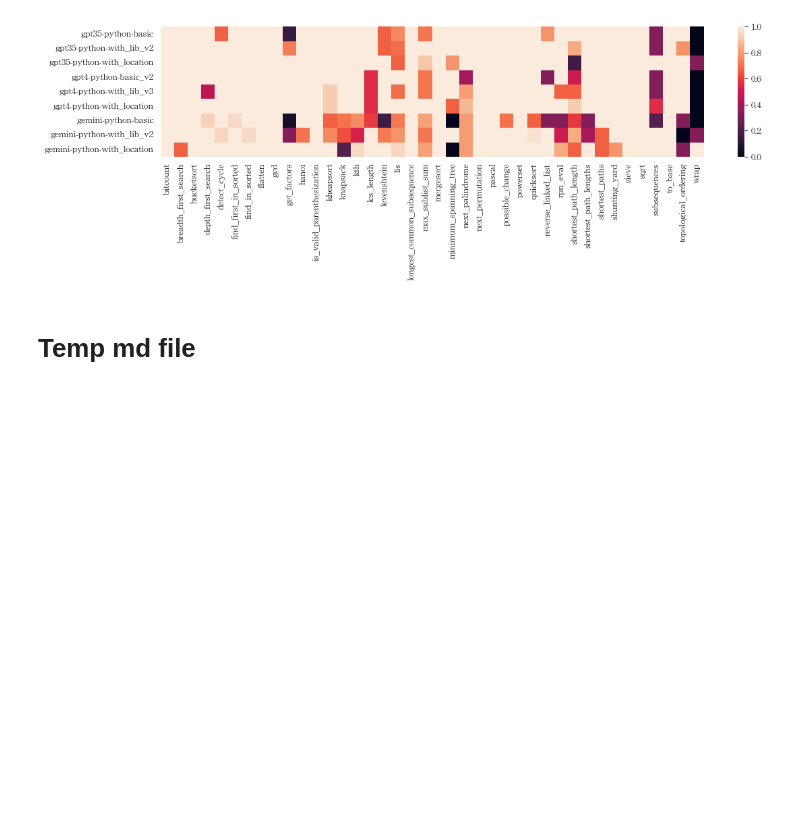
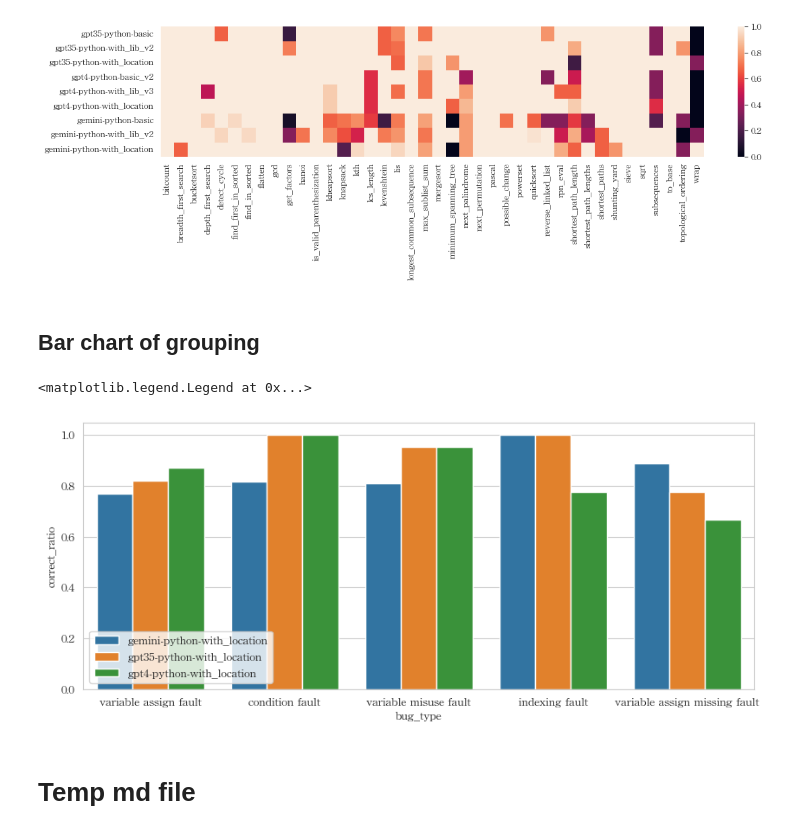
Before and after one commit to alan8365/LLM-dubug, a Jupyter notebook: src/plot.ipynb, the cells around one changed output. Saved outputs shown, nothing was run; the diff lists cells and outputs as text; code cells hidden in the pictures; blank space fills up the shorter version.

```diff
--- a/src/plot.ipynb
+++ b/src/plot.ipynb
@@ -106,0 +117,30 @@ exp_counters
+# %%
+bug_type_list = []
+bug_consequence_list = []
+bug_impact_list = []
+
+exp_name_list = []
+correct_ratio_list = []
+
+for exp_name, exp_info in exp_correct_ratio.items():
+    for prog_name, correct_ratio in exp_info.items():
+        bug_type = bug_type_dict[prog_name]
+        bug_consequence = bug_consequence_dict[prog_name]
+        bug_impact = bug_impact_dict[prog_name]
+
+        correct_ratio_list.append(correct_ratio)
+        exp_name_list.append(exp_name)
+
+        bug_type_list.append(bug_type)
+        bug_consequence_list.append(bug_consequence)
+        bug_impact_list.append(bug_impact)
+
+correct_ratio_df = pd.DataFrame({
+    'bug_type': bug_type_list,
+    'bug_consequence': bug_consequence_list,
+    'bug_impact': bug_impact_list,
+    'exp_name': exp_name_list,
+    'correct_ratio': correct_ratio_list,
+})
+
+correct_ratio_df
@@ -231,6 +285,24 @@ sns.heatmap(exp_df[filtered_exp_names].transpose(), xticklabels=True, yticklabel
 # %% [output]
 <Axes: >
 [figure]
+# %% [markdown]
+## Bar chart of grouping
+# %%
+temp_selected_exp_names = [
+    "gpt35-python-with_location",
+    "gpt4-python-with_location",
+    "gemini-python-with_location",
+]
+
+filtered_correct_ratio_df = correct_ratio_df[correct_ratio_df["exp_name"].isin(temp_selected_exp_names)]
+
+fig, ax = plt.subplots(figsize=(10, 4))
+sns.barplot(data=filtered_correct_ratio_df, x="bug_type", y="correct_ratio", errorbar=None, hue="exp_name")
+
+plt.legend(loc='lower left')
+# %% [output]
+<matplotlib.legend.Legend at 0x...>
+[figure, added]
 # %% [markdown]
 # Temp md file
 # %%
```
Also changed, not shown: parts of 4 cells of this notebook, 5 other files.
